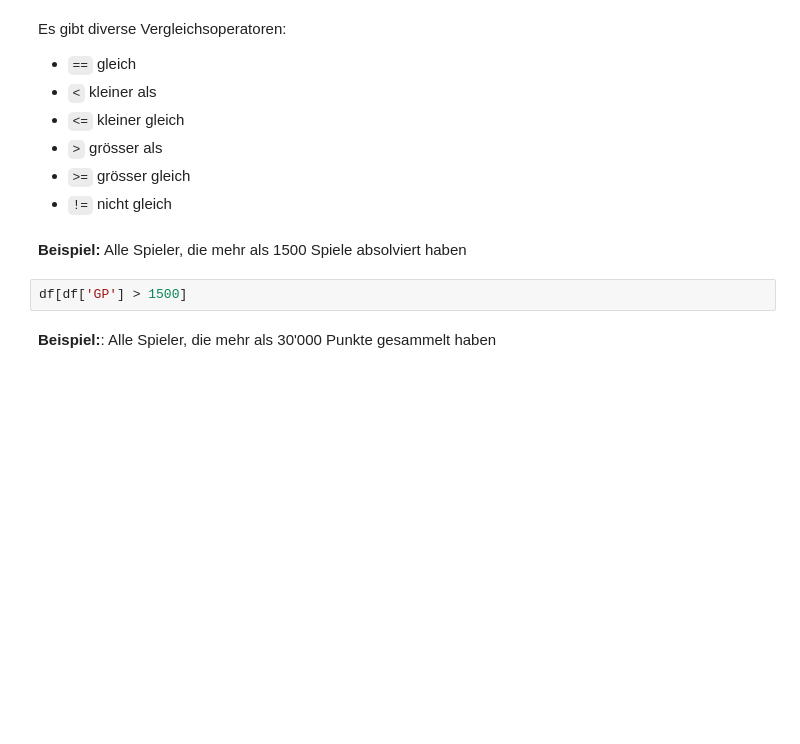
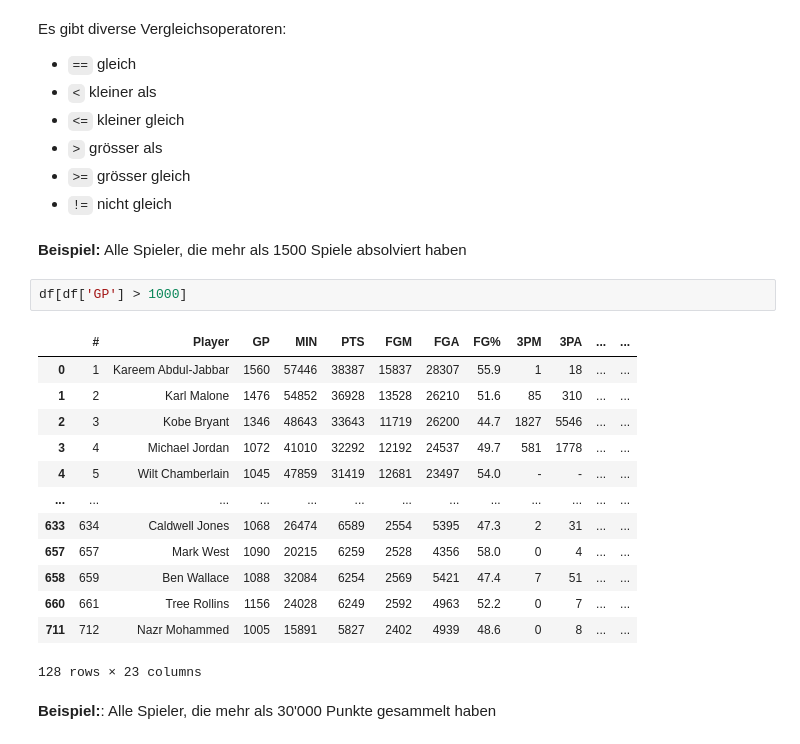
Before and after one commit to plotti/uzh22, a Jupyter notebook: 06 Pandas Teil 1/02 Filtern und Felder kombinieren.ipynb, the cells around one changed output. Drawn from its saved outputs; the diff is of its cells as text; blank space fills up the shorter version.

```diff
--- a/06 Pandas Teil 1/02 Filtern und Felder kombinieren.ipynb
+++ b/06 Pandas Teil 1/02 Filtern und Felder kombinieren.ipynb
@@ -115,7 +170,21 @@ Es gibt diverse Vergleichsoperatoren:
 # %% [markdown]
 **Beispiel:** Alle Spieler, die mehr als 1500 Spiele absolviert haben
 # %%
-df[df['GP'] > 1500]
+df[df['GP'] > 1000]
+# %% [output]
+|  | # | Player | GP | MIN | PTS | FGM | FGA | FG% | 3PM | 3PA | ... | ... |
+| 0 | 1 | Kareem Abdul-Jabbar | 1560 | 57446 | 38387 | 15837 | 28307 | 55.9 | 1 | 18 | ... | ... |
+| 1 | 2 | Karl Malone | 1476 | 54852 | 36928 | 13528 | 26210 | 51.6 | 85 | 310 | ... | ... |
+| 2 | 3 | Kobe Bryant | 1346 | 48643 | 33643 | 11719 | 26200 | 44.7 | 1827 | 5546 | ... | ... |
+| 3 | 4 | Michael Jordan | 1072 | 41010 | 32292 | 12192 | 24537 | 49.7 | 581 | 1778 | ... | ... |
+| 4 | 5 | Wilt Chamberlain | 1045 | 47859 | 31419 | 12681 | 23497 | 54.0 | - | - | ... | ... |
+| ... | ... | ... | ... | ... | ... | ... | ... | ... | ... | ... | ... | ... |
+| 633 | 634 | Caldwell Jones | 1068 | 26474 | 6589 | 2554 | 5395 | 47.3 | 2 | 31 | ... | ... |
+| 657 | 657 | Mark West | 1090 | 20215 | 6259 | 2528 | 4356 | 58.0 | 0 | 4 | ... | ... |
+| 658 | 659 | Ben Wallace | 1088 | 32084 | 6254 | 2569 | 5421 | 47.4 | 7 | 51 | ... | ... |
+| 660 | 661 | Tree Rollins | 1156 | 24028 | 6249 | 2592 | 4963 | 52.2 | 0 | 7 | ... | ... |
+| 711 | 712 | Nazr Mohammed | 1005 | 15891 | 5827 | 2402 | 4939 | 48.6 | 0 | 8 | ... | ... |
+128 rows × 23 columns
 # %% [markdown]
 **Beispiel:**: Alle Spieler, die mehr als 30'000 Punkte gesammelt haben
 # %%
```
Also changed, not shown: parts of 37 cells of this notebook, 1 other file.
